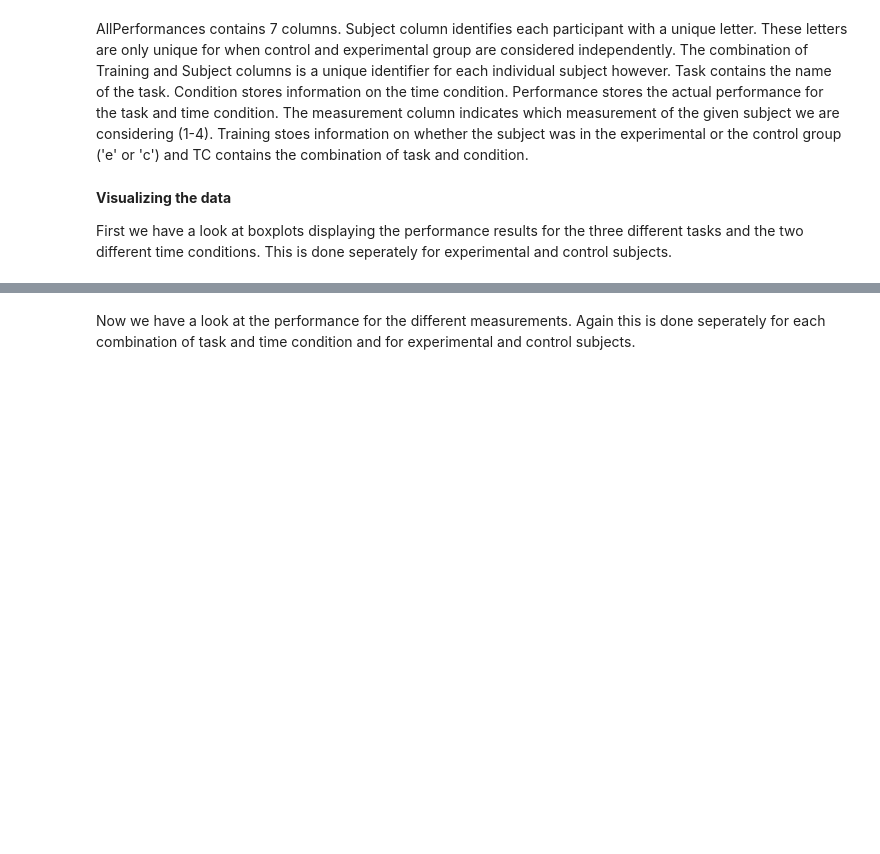
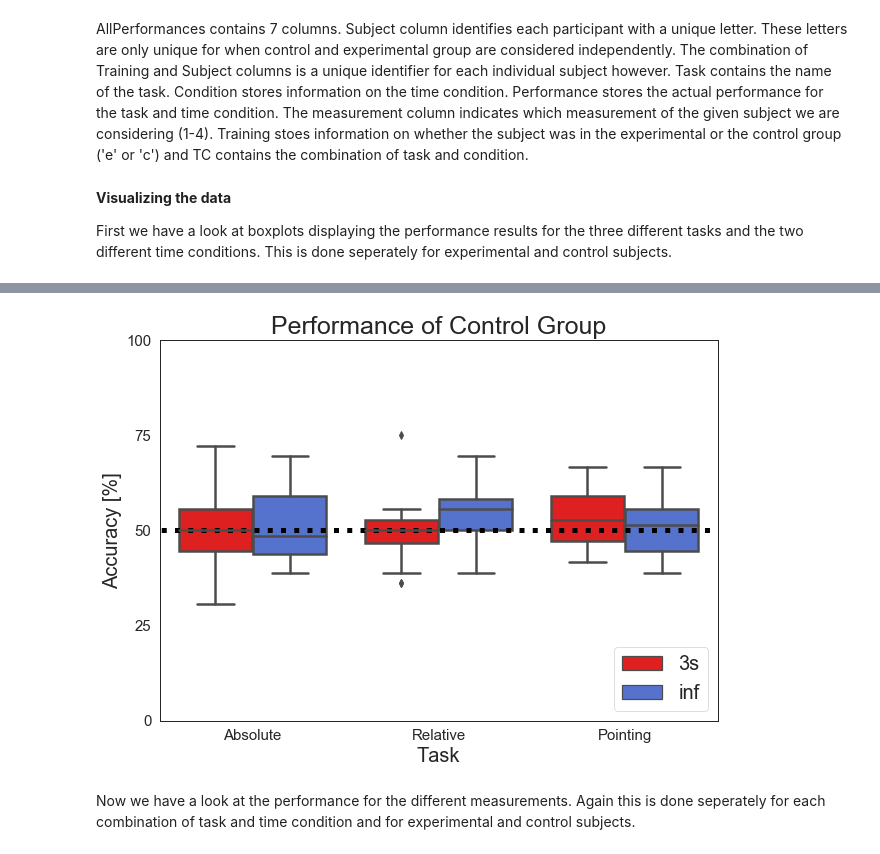
Before and after one commit to DorianDaimer/SAiVR-Analysis, a Jupyter notebook: SAiVR_Analysis.ipynb, the cells around one changed output, grey strips where cells are left out. Drawn from its saved outputs; the diff is of its cells as text; code cells hidden in the pictures; blank space fills up the shorter version.

```diff
--- a/SAiVR_Analysis.ipynb
+++ b/SAiVR_Analysis.ipynb
@@ -165,17 +211,20 @@ plt.xlabel("Task",fontsize=20);
 # %%
 #group tasks
 #color by time condition
 fig,ax = plt.subplots(figsize=(10,7))
 plt.plot([-5,10],[0.5,0.5],':',color='black', linewidth=5)
 sns.boxplot(data=AllPerformances_c,hue='Condition',x='Task',y='Performance', palette=["red", "royalblue"],linewidth=2.5)
 ax.set_xticklabels(['Absolute','Relative','Pointing'],fontsize=15)
 ax.set_ylim((0,1))
 plt.legend(fontsize=20,loc=4)
-plt.title('Performance of cont. subjects in the tasks',fontsize=25)
-plt.ylabel('Performance (%)',fontsize=20)
+plt.title('Performance of Control Group',fontsize=25)
+plt.ylabel('Accuracy [%]',fontsize=20)
 plt.yticks(np.linspace(0,1,5),np.linspace(0,100,5,dtype=int),fontsize=15)
 plt.xlabel("Task",fontsize=20);
 #plt.show()
 #plt.savefig('Results/TaskPerformancesGrouped.png', bbox_inches='tight')
+plt.savefig(PLOTS_PATH+'TaskPerformancesControl.png', quality=90)
+# %% [output]
+[figure, added]
 # %% [markdown]
 Now we have a look at the performance for the different measurements. Again this is done seperately for each combination of task and time condition and for experimental and control subjects.
```
Also changed, not shown: parts of 77 cells of this notebook, 5 other files.
